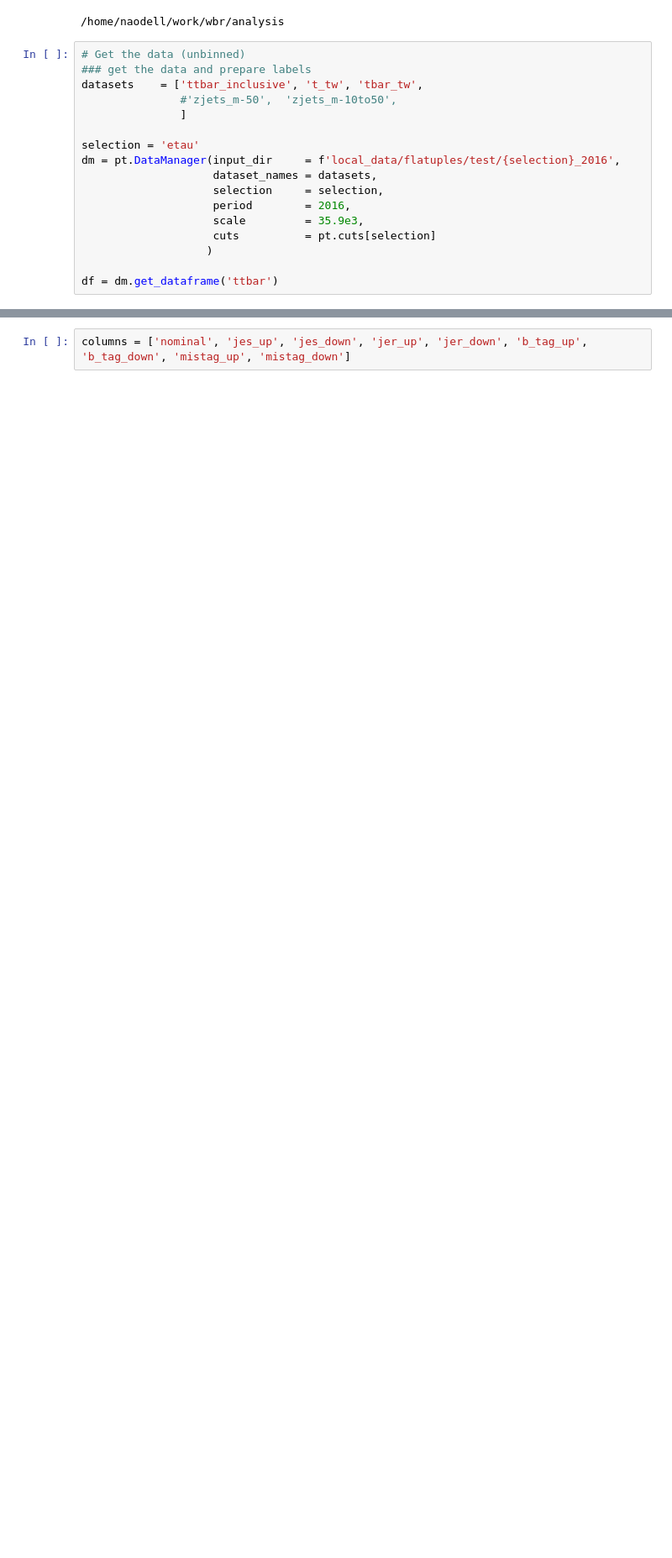
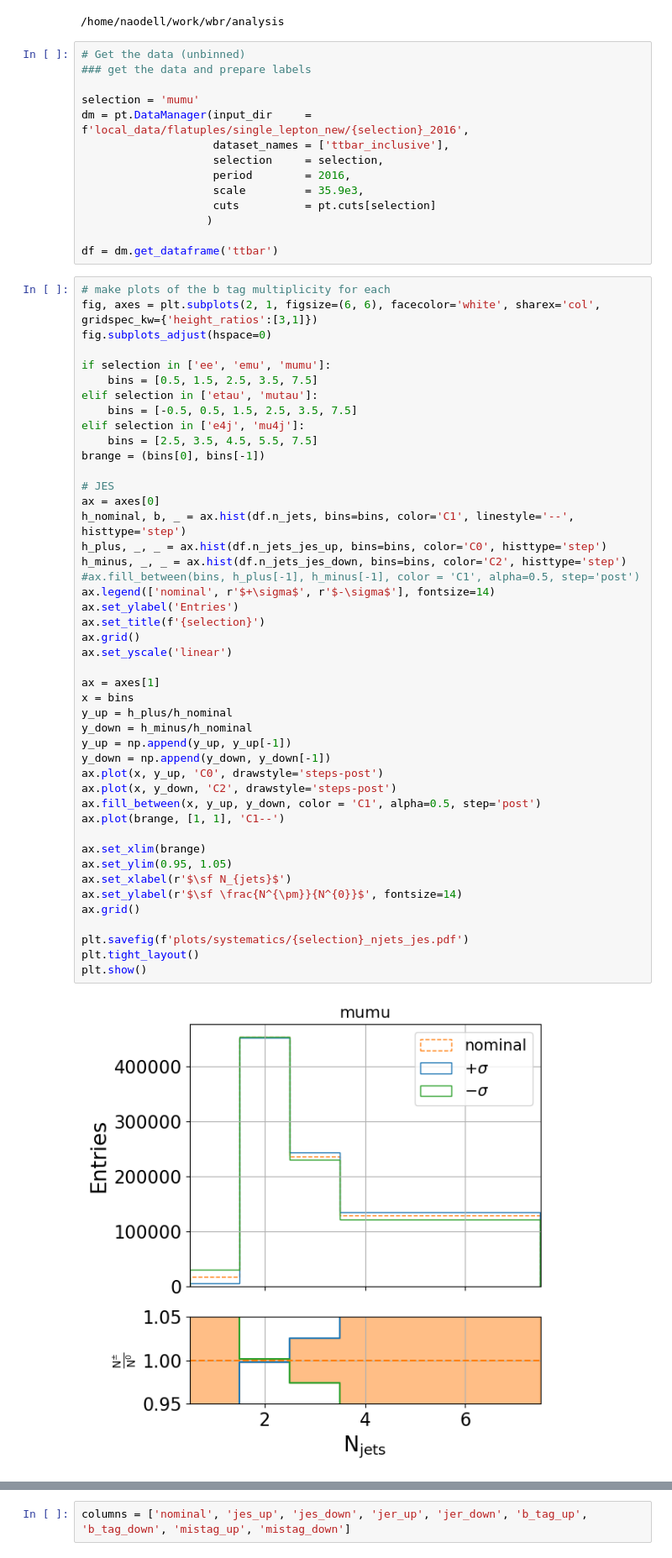
Before and after one commit to NWUHEP/analysis-tools, a Jupyter notebook: notebooks/shape_systematics_jets.ipynb, the cells around one changed output, grey strips where cells are left out. Shown: that part at 84% size. Drawn from its saved outputs; the diff is of its cells as text; blank space fills up the shorter version.

Commit message:
Adding back in JES systematics; new categories working

```diff
--- a/notebooks/shape_systematics_jets.ipynb
+++ b/notebooks/shape_systematics_jets.ipynb
@@ -29,13 +29,10 @@ pt.set_default_style()
 # %%
 # Get the data (unbinned)
 ### get the data and prepare labels
-datasets    = ['ttbar_inclusive', 't_tw', 'tbar_tw',
-               #'zjets_m-50',  'zjets_m-10to50',
-               ]
 
-selection = 'etau'
-dm = pt.DataManager(input_dir     = f'local_data/flatuples/test/{selection}_2016',
-                    dataset_names = datasets,
+selection = 'mumu'
+dm = pt.DataManager(input_dir     = f'local_data/flatuples/single_lepton_new/{selection}_2016',
+                    dataset_names = ['ttbar_inclusive'],
                     selection     = selection,
                     period        = 2016,
                     scale         = 35.9e3,
@@ -43,4 +40,51 @@ dm = pt.DataManager(input_dir     = f'local_data/flatuples/test/{selection}_2016
                    )
 
 df = dm.get_dataframe('ttbar')
+# %%
+# make plots of the b tag multiplicity for each
+fig, axes = plt.subplots(2, 1, figsize=(6, 6), facecolor='white', sharex='col', gridspec_kw={'height_ratios':[3,1]})
+fig.subplots_adjust(hspace=0)
+
+if selection in ['ee', 'emu', 'mumu']:
+    bins = [0.5, 1.5, 2.5, 3.5, 7.5]
+elif selection in ['etau', 'mutau']:
+    bins = [-0.5, 0.5, 1.5, 2.5, 3.5, 7.5]
+elif selection in ['e4j', 'mu4j']:
+    bins = [2.5, 3.5, 4.5, 5.5, 7.5]
+brange = (bins[0], bins[-1])
+
+# JES
+ax = axes[0]
+h_nominal, b, _ = ax.hist(df.n_jets, bins=bins, color='C1', linestyle='--', histtype='step')
+h_plus, _, _ = ax.hist(df.n_jets_jes_up, bins=bins, color='C0', histtype='step')
+h_minus, _, _ = ax.hist(df.n_jets_jes_down, bins=bins, color='C2', histtype='step')
+#ax.fill_between(bins, h_plus[-1], h_minus[-1], color = 'C1', alpha=0.5, step='post')
+ax.legend(['nominal', r'$+\sigma$', r'$-\sigma$'], fontsize=14)
+ax.set_ylabel('Entries')
+ax.set_title(f'{selection}')
+ax.grid()
+ax.set_yscale('linear')
+
+ax = axes[1]
+x = bins
+y_up = h_plus/h_nominal
+y_down = h_minus/h_nominal
+y_up = np.append(y_up, y_up[-1])
+y_down = np.append(y_down, y_down[-1])
+ax.plot(x, y_up, 'C0', drawstyle='steps-post')
+ax.plot(x, y_down, 'C2', drawstyle='steps-post')
+ax.fill_between(x, y_up, y_down, color = 'C1', alpha=0.5, step='post')
+ax.plot(brange, [1, 1], 'C1--')
+
+ax.set_xlim(brange)
+ax.set_ylim(0.95, 1.05)
+ax.set_xlabel(r'$\sf N_{jets}$')
+ax.set_ylabel(r'$\sf \frac{N^{\pm}}{N^{0}}$', fontsize=14)
+ax.grid()
+
+plt.savefig(f'plots/systematics/{selection}_njets_jes.pdf')
+plt.tight_layout()
+plt.show()
+# %% [output]
+[figure, added]
 # %%
```
Also changed, not shown: parts of 5 cells of this notebook, 8 other files.
